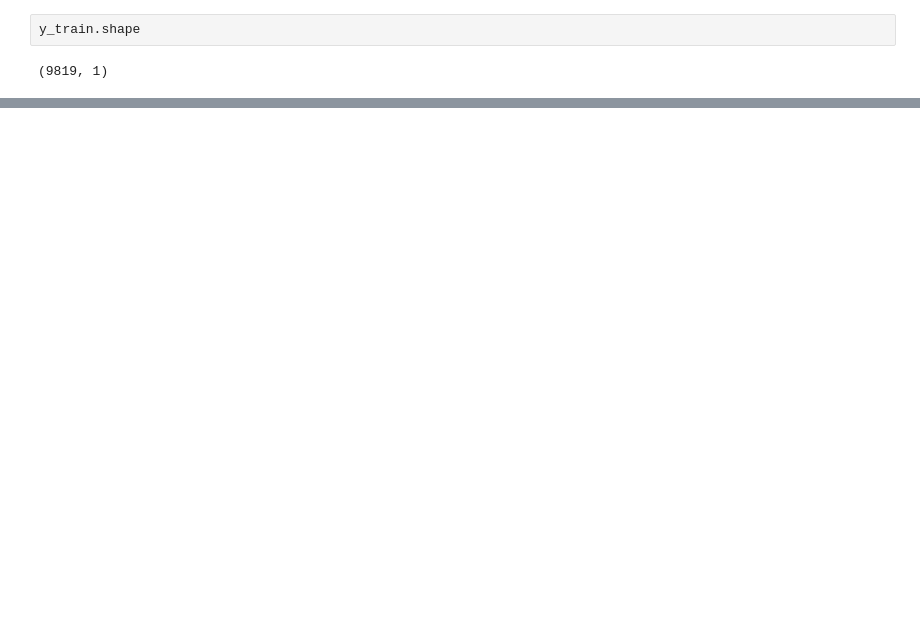
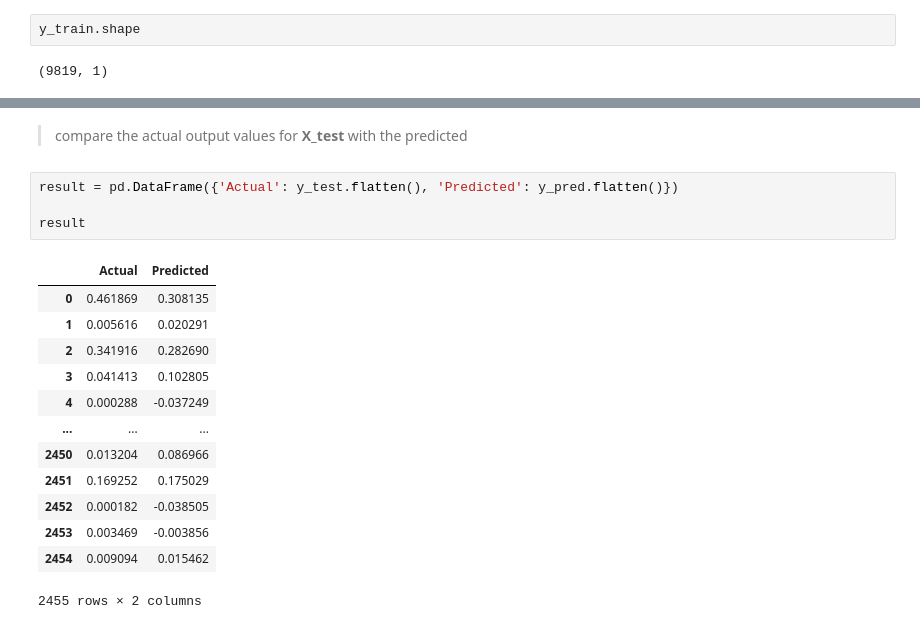
Before and after one commit to GuilhermeViveiros/Stock-Prices, a Jupyter notebook: Predicting Stock Prices.ipynb, the cells around one changed output, grey strips where cells are left out. Saved outputs shown, nothing was run; the diff lists cells and outputs as text; blank space fills up the shorter version.

```diff
--- a/Predicting Stock Prices.ipynb
+++ b/Predicting Stock Prices.ipynb
@@ -658,0 +681,20 @@ NameError: name 'X_test' is not defined
+# %% [markdown]
+> compare the actual output values for **X_test** with the predicted
+# %%
+result = pd.DataFrame({'Actual': y_test.flatten(), 'Predicted': y_pred.flatten()})
+
+result
+# %% [output]
+|  | Actual | Predicted |
+| 0 | 0.461869 | 0.308135 |
+| 1 | 0.005616 | 0.020291 |
+| 2 | 0.341916 | 0.282690 |
+| 3 | 0.041413 | 0.102805 |
+| 4 | 0.000288 | -0.037249 |
+| ... | ... | ... |
+| 2450 | 0.013204 | 0.086966 |
+| 2451 | 0.169252 | 0.175029 |
+| 2452 | 0.000182 | -0.038505 |
+| 2453 | 0.003469 | -0.003856 |
+| 2454 | 0.009094 | 0.015462 |
+2455 rows × 2 columns
```
Also changed, not shown: parts of 29 cells of this notebook.
